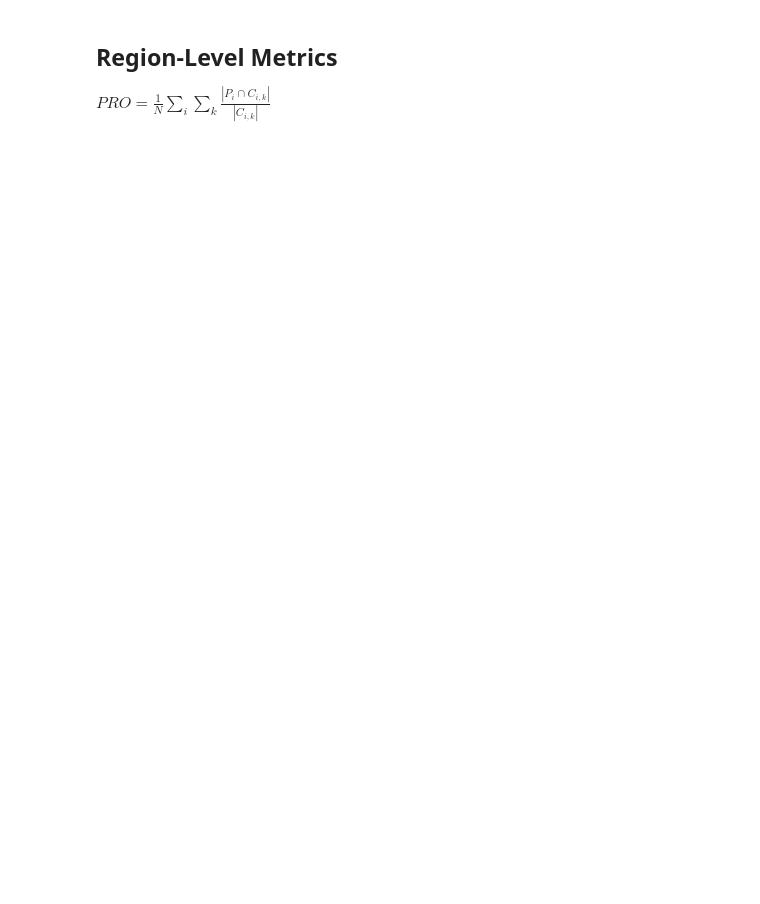
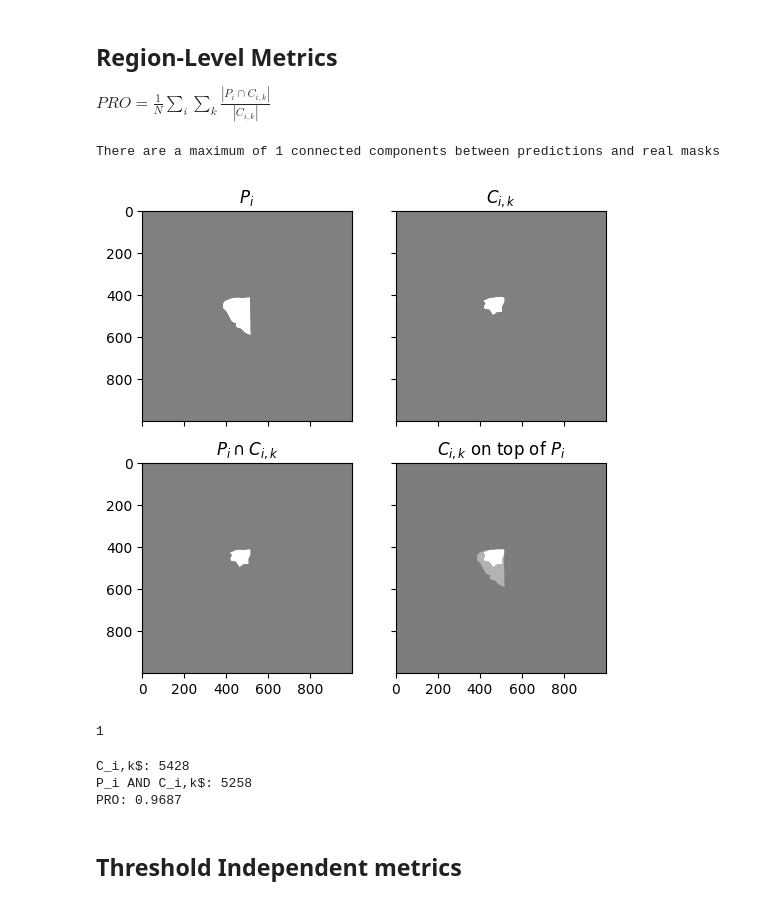
Before and after one commit to plrodrigues/TAAC_AnomalyDetection_in_MVTecDataset, a Jupyter notebook: notebooks/nb_1_developing_metrics.ipynb, the cells around one changed output. Cells and saved outputs as stored; diff of their text form; code cells hidden in the pictures; blank space fills up the shorter version.

Commit message:
add region-level metrics exploration

```diff
--- a/notebooks/nb_1_developing_metrics.ipynb
+++ b/notebooks/nb_1_developing_metrics.ipynb
@@ -237,3 +237,61 @@ IoU: 0.3042
 ## Region-Level Metrics
 
 $PRO = \frac{1}{N} \sum_{i} \sum_{k} \frac{|P_i \cap C_{i,k}|}{|C_{i,k}|}$
+# %%
+import skimage
+
+
+def get_connected_regions(x_mask: torch.Tensor):
+    conn_label = skimage.measure.label(x_mask, background=False, connectivity=2)
+    return conn_label
+# %%
+pred_conn_components = get_connected_regions(pred_mask)
+real_conn_components = get_connected_regions(real_mask)
+union_components = np.logical_and(pred_conn_components, real_conn_components)
+# %%
+max_regions = max(pred_conn_components.max(), real_conn_components.max())
+print(f"There are a maximum of {max_regions} connected components between predictions and real masks")
+# %% [output]
+There are a maximum of 1 connected components between predictions and real masks
+# %%
+fig, ((ax1, ax2),(ax3, ax4)) = plt.subplots(ncols=2, nrows=2, figsize=(6,6), sharex=True, sharey=True)
+ax1.imshow(pred_conn_components, cmap="gray", alpha=0.5, vmax=pred_conn_components.max()/2)
+ax1.set_title('$P_i$')
+ax2.imshow(real_conn_components, cmap="gray", alpha=0.5, vmax=real_conn_components.max()/2)
+ax2.set_title('$C_{i,k}$')
+ax3.imshow(union_components, cmap="gray", alpha=0.5, vmax=union_components.max()/2)
+ax3.set_title('$P_i \cap C_{i,k}$')
+
+ax4.imshow(pred_conn_components, cmap="gray", alpha=0.3, vmax=pred_conn_components.max()/2)
+ax4.imshow(real_conn_components, cmap="gray", alpha=0.3, vmax=real_conn_components.max()/2)
+ax4.set_title('$C_{i,k}$ on top of $P_i$')
+plt.show()
+# %% [output]
+[figure, added]
+# %%
+real_conn_components.max()
+# %% [output]
+1
+# %%
+pro = 0
+# for all connected components
+for conn in range(real_conn_components.max()):
+    conn_label = conn + 1 # python starts in index 0
+    c_ik_conn_mask = np.where(real_conn_components == conn_label, True, False)
+    c_ik_conn_area = len(c_ik_conn_mask[c_ik_conn_mask == True])
+    print(f"C_i,k$: {c_ik_conn_area}")
+
+    union_components_conn = np.logical_and(pred_conn_components, c_ik_conn_mask)
+    p_i_c_ik_conn_area = len(union_components_conn[union_components_conn == True])
+    print(f"P_i AND C_i,k$: {p_i_c_ik_conn_area}")
+
+    pro += p_i_c_ik_conn_area/c_ik_conn_area
+
+pro = pro / (real_conn_components.max())
+print(f"PRO: {pro:.4f}")
+# %% [output]
+C_i,k$: 5428
+P_i AND C_i,k$: 5258
+PRO: 0.9687
+# %% [markdown]
+## Threshold Independent metrics
```
Also changed, not shown: parts of 3 cells of this notebook, 1 other file.
